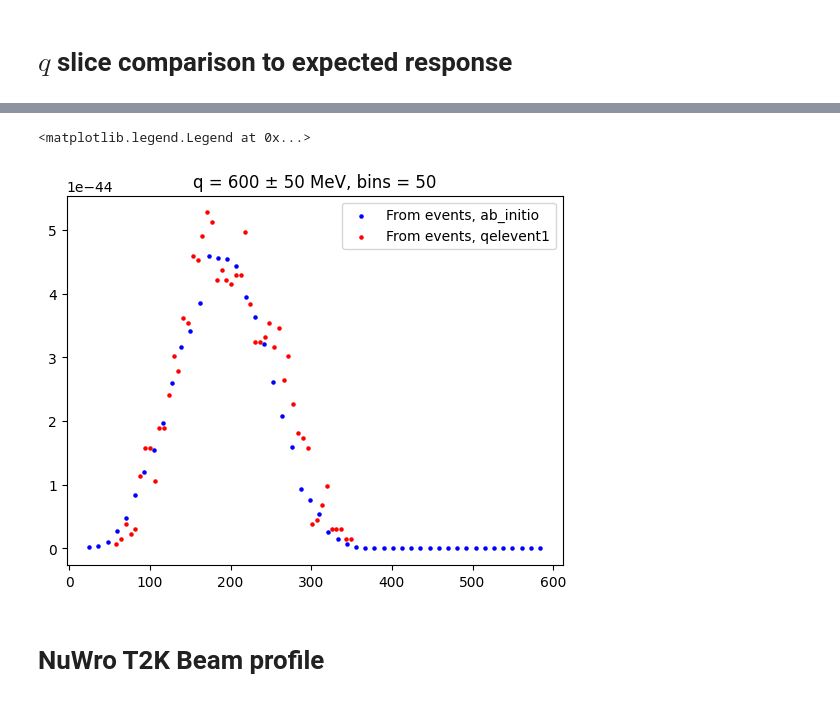
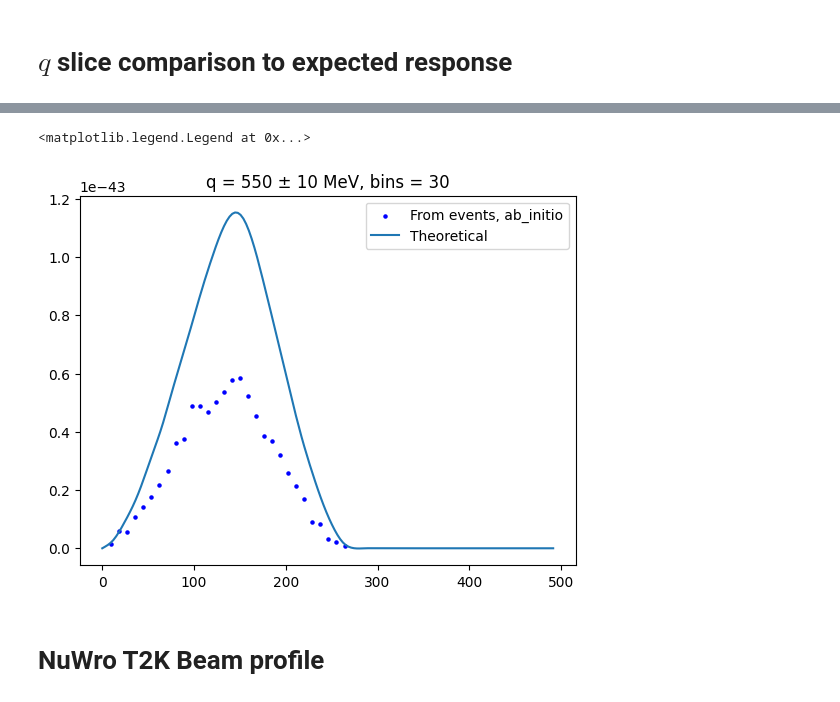
Before and after one commit to grufkork/neutrino_bsc_26, a Jupyter notebook: root-demo.ipynb, the cells around one changed output, grey strips where cells are left out. Saved outputs shown, nothing was run; the diff lists cells and outputs as text; code cells hidden in the pictures.

```diff
--- a/root-demo.ipynb
+++ b/root-demo.ipynb
@@ -108,7 +192,7 @@ G = 1.16639 * 1E-5 / (GeV * GeV)
 # %%
-target_q = 600 # q for which to plot
-q_delta = 50 # how wide the q slice should be
-
+target_q = 550 # q for which to plot
+q_delta = 10 # how wide the q slice should be
+n_nucleons = 12 # Carbon nucleons
 
 # Mathematical differential cross section calculation ------
 eps = 600 # Beam energy
@@ -134,7 +218,7 @@ v0z = omega / target_q * (m_l**2 + v00) + m_l**2 / target_q * (eps + eps_prim)
 vxx = Q_sq + Q_sq * (m_l**2 + v00) / (2 * target_q**2) - m_l**2 / target_q**2 * (m_l**2 / 2 + omega * (eps + eps_prim))
 vxy = Q_sq * (eps + eps_prim) / target_q - m_l**2 * omega / target_q
 # r00 r0z rzz rxx rxy
-coeffs = np.array([v00, -v0z, vzz, vxx, +vxy])
+coeffs = np.array([v00, -v0z, vzz, vxx, -vxy])
 
 nrf_vals = np.array([
     funcs[0]((target_q, omega)),
@@ -142,44 +226,49 @@ nrf_vals = np.array([
     funcs[2]((target_q, omega)),
     funcs[3]((target_q, omega)),
     funcs[4]((target_q, omega)),
 ])
 cross_section = np.nan_to_num(np.sum(nrf_vals * coeffs, axis=0)) * G**2 / (8 * np.pi**2) * (k_prim) / (eps) / cm2
 
+# q^2 = k^2 + k'^2 - 2kk'cos(theta)
+# 2q dq = -2kk' d cos(theta)
+# d cos(theta)/dq = -q / (kk')
+
+jakobian = target_q / (k * k_prim)
+cross_section *= jakobian
+
 # Differential cross section from events ------
-bincount = 50
+bincount = 30
 
 def plot_xsec_from_events(qvals, wvals, label, colour, avgweight):
     mask = np.abs(qvals - target_q) < q_delta
+    counts, bins = np.histogram(wvals[mask], bins=bincount)
 
-    counts, bins = np.histogram(wvals[mask], bins=bincount)
     dq = q_delta * 2
     dw = bins[1] - bins[0]
 
-    xsec = avgweight * counts / (dw * dq) / len(qvals)
+    xsec = avgweight * counts / len(qvals) / (dw * dq)
+    eps_prim_bins = eps - bins[:-1]
+    k_prim_bins = np.sqrt(eps_prim_bins**2 - m_l**2)
+    # xsec *= target_q * (k * k_prim_bins)
 
     plt.scatter(bins[:-1], xsec, label=f"From events, {label}", color=colour, s=5)
 
 plot_xsec_from_events(q_vals, omega_vals, "ab_initio", "blue", weights[0])
-plot_xsec_from_events(q_vals_qel, omega_vals_qel, "qelevent1", "red", weights_qel[0])
+# plot_xsec_from_events(q_vals_qel, omega_vals_qel, "qelevent1", "red", weights_qel[0])
 
-# normcounts = counts / np.max(counts)
 plt.Figure(figsize=(10,6), dpi=300)
 
 
 # plt.plot(omega + 34, cross_section / (np.max(cross_section)), label="In python")
-# plt.plot(omega + 34, cross_section, label="Theoretical")
-# plt.plot(test_x + 34, test_y / np.max(test_y), label="From nuwro", linestyle="dashed")
-# for cidx in range(5):
-#     plt.plot(lfg_data[lfg_idx, cidx, 0], lfg_data[lfg_idx, cidx, 1] / np.max(np.abs(lfg_data[lfg_idx, cidx, 1])) * 0.5, label=f"NRF {cidx}")
-# plt.bar(bins[:-1], normcounts, width=np.diff(bins), alpha=0.5, label="Events")
+plt.plot(omega, cross_section, label="Theoretical")
 
 plt.title(f"q = {target_q} ± {q_delta} MeV, bins = {bincount}")
 plt.legend()
 # plt.xlim(0, 400)
 # plt.ylim(-0.01, 0.01)
 # %% [output]
 <matplotlib.legend.Legend at 0x...>
-[figure, old version]
+[figure, new version]
 # %% [markdown]
 # NuWro T2K Beam profile
 # %%
```
Also changed, not shown: parts of 4 cells of this notebook.
